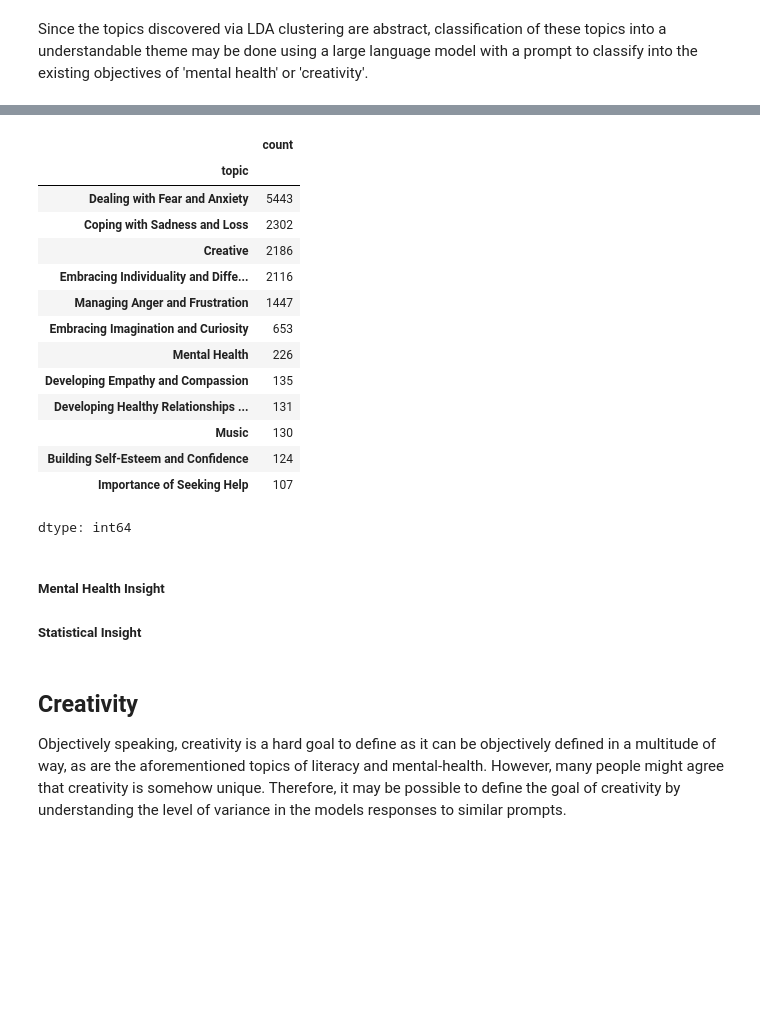
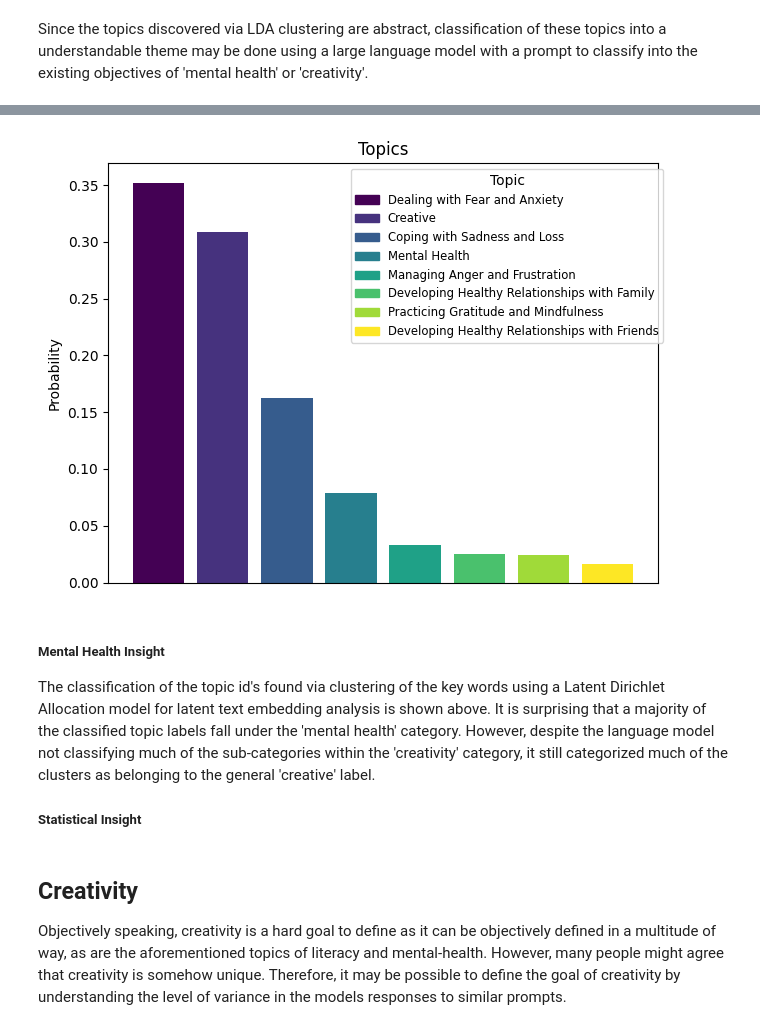
Before and after one commit to NickKornienko/Wonder-Words, a Jupyter notebook: sagemaker/Insights-TinyStories_Case_Study.ipynb, the cells around one changed output, grey strips where cells are left out. Cells and saved outputs as stored; diff of their text form; code cells hidden in the pictures; blank space fills up the shorter version.

```diff
--- a/sagemaker/Insights-TinyStories_Case_Study.ipynb
+++ b/sagemaker/Insights-TinyStories_Case_Study.ipynb
@@ -288,37 +298,62 @@ for topic_id in batch_df['topic'].unique():
 # %%
-# classifying all the topic_ids across all bootstrap cluster iterations
+# Step 4: classifying all the topic_ids across all bootstrap cluster iterations
 all_classified_topic_batches = []
 for i in range(len(topic_assignment_batches)):
     batch_df = pd.DataFrame({'words': batches[i], 'topic': topic_assignment_batches[i]})
     for topic_id in batch_df['topic'].unique():
         topic_df = batch_df[batch_df['topic'] == topic_id].copy()
         topic_df['words'] = topic_df['words'].apply(lambda x: ' '.join(x))
-        topic = classify_topics(mental_health_topics, creativity_topics, topic_df['words'])
+        # Concatenate all word strings in topic_df['words']
+        wordcloud_text = ' '.join(topic_df['words'].values)
+        # Filter counts of all words in the wordcloud_text and then select top 100 with count > 1
+        wordcloud_text_counts = wordcloud.process_text(wordcloud_text)
+        wordcloud_text_counts = {k: v for k, v in sorted(wordcloud_text_counts.items(), key=lambda item: item[1], reverse=True)}
+        wordcloud_text_counts = dict(list(wordcloud_text_counts.items())[:100])
+        wordcloud_text_counts = pd.Series(wordcloud_text_counts, index=wordcloud_text_counts.keys())
+        # Filter to words with counts > 1
+        wordcloud_text_counts = wordcloud_text_counts[wordcloud_text_counts > 1]
+        topic = classify_topics(mental_health_topics, creativity_topics, wordcloud_text_counts.to_string())
         topic_df['topic'] = topic
         all_classified_topic_batches.append(topic_df)
 # %%
 # concatenating all tables for summary
 all_classified_topic_batches_df = pd.concat(all_classified_topic_batches)
-all_classified_topic_batches_df['topic'].value_counts()
-# %% [output]
-|  | count |
-| topic |  |
-| Dealing with Fear and Anxiety | 5443 |
-| Coping with Sadness and Loss | 2302 |
-| Creative | 2186 |
-| Embracing Individuality and Diffe... | 2116 |
-| Managing Anger and Frustration | 1447 |
-| Embracing Imagination and Curiosity | 653 |
-| Mental Health | 226 |
-| Developing Empathy and Compassion | 135 |
-| Developing Healthy Relationships ... | 131 |
-| Music | 130 |
-| Building Self-Esteem and Confidence | 124 |
-| Importance of Seeking Help | 107 |
-dtype: int64
+# %%
+def plot_topic_counts(df, title="Topics", xlabel="Topic", ylabel="Probability"):
+    # Getting topic counts and labels
+    topic_counts = df['topic'].value_counts(normalize=True)
+    labels = topic_counts.index.tolist()
+    counts = topic_counts.values.tolist()
+
+    # Plotting the bars with distinct colors
+    # Generating distinct colors using a colormap
+    num_bars = len(labels)
+    cmap = plt.get_cmap('viridis', num_bars)  # Choose a colormap
+
+    bars = plt.bar(labels, counts, color=[cmap(i) for i in range(num_bars)])
+
+    # Setting chart elements
+    plt.title(title)
+    # Hiding x-ticks and labels
+    plt.xticks([])
+    plt.ylabel(ylabel)
+    #plt.xticks(rotation=45, ha='right')  # Rotate x-axis labels for better visibility
+    plt.tight_layout()  # Prevents labels from overlapping
+
+    # Generating legend handles with x-axis labels as legend entries
+    legend_handles = [mpatches.Patch(color=cmap(i), label=label) for i, label in enumerate(labels)]
+
+    # Smaller legend with adjusted position
+    plt.legend(handles=legend_handles, title=xlabel, loc='upper right', fontsize='small', bbox_to_anchor=(1.02, 1))
+
+    plt.show()
+# %%
+plot_topic_counts(all_classified_topic_batches_df)
+# %% [output]
+[figure, added]
 # %% [markdown]
 ##### Mental Health Insight
-
+The classification of the topic id's found via clustering of the key words using a Latent Dirichlet Allocation model for latent text embedding analysis is shown above. It is surprising that a majority of the classified topic labels fall under the 'mental health' category. However, despite the language model not classifying much of the sub-categories within the 'creativity' category, it still categorized much of the clusters as belonging to the general 'creative' label.
 
 ##### Statistical Insight
 # %% [markdown]
```
Also changed, not shown: parts of 13 cells of this notebook, 1 other file.
